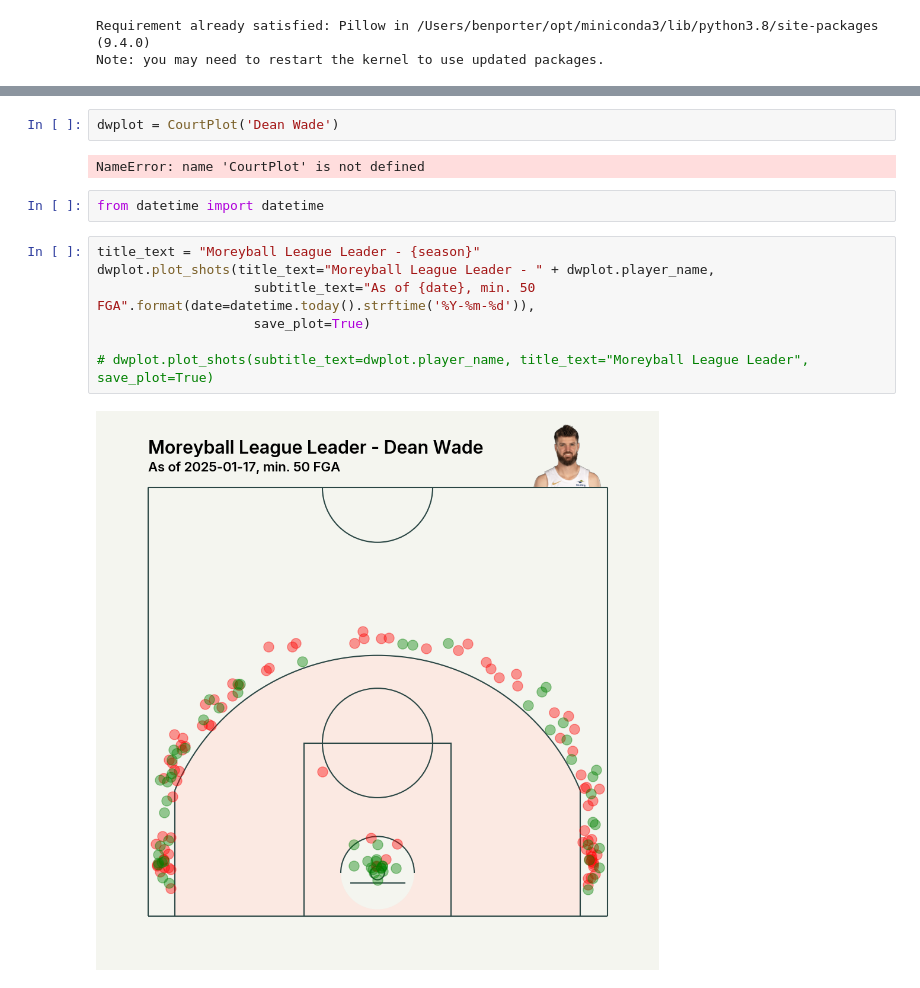
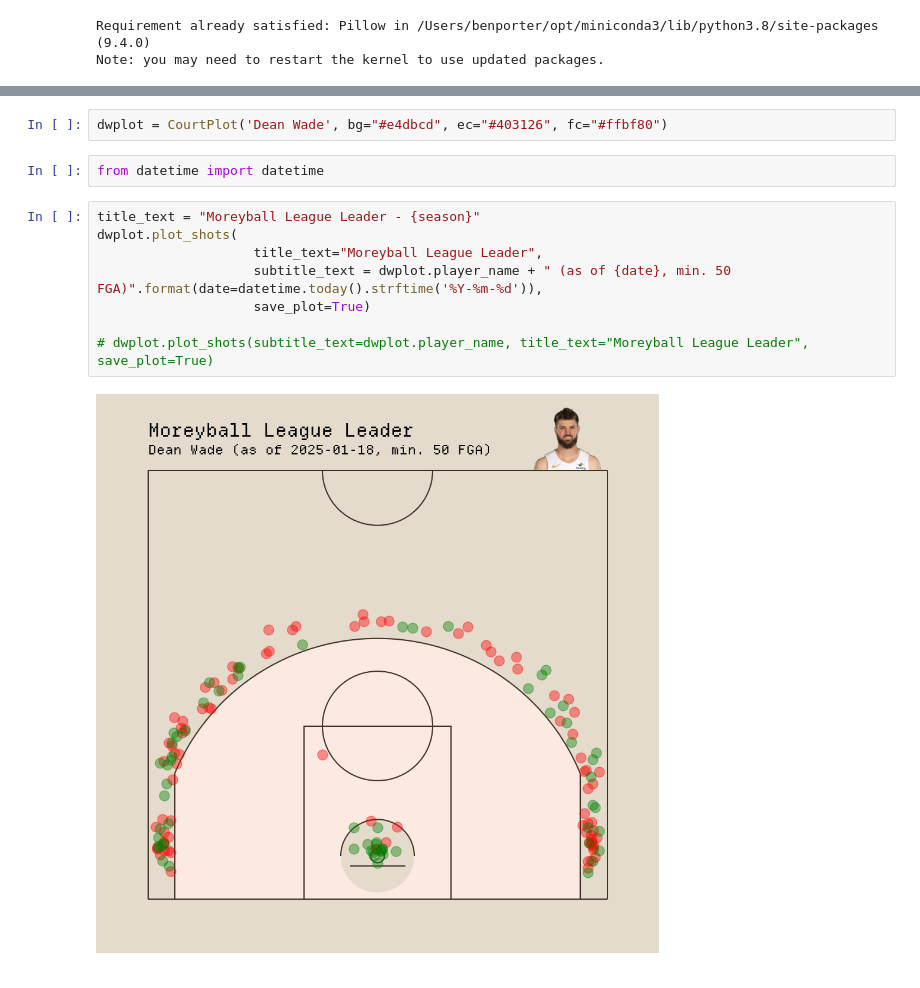
Before and after one commit to penborter/nba-data, a Jupyter notebook: utils/CourtPlot.ipynb, the cells around one changed output, grey strips where cells are left out. Drawn from its saved outputs; the diff is of its cells as text.

Commit message:
Update plot formatting

```diff
--- a/utils/CourtPlot.ipynb
+++ b/utils/CourtPlot.ipynb
@@ -235,15 +233,14 @@ ModuleNotFoundError: No module named 'Pillow'
 # %%
-dwplot = CourtPlot('Dean Wade')
+dwplot = CourtPlot('Dean Wade', bg="#e4dbcd", ec="#403126", fc="#ffbf80")
-# %% [output]
-NameError: name 'CourtPlot' is not defined
 # %%
 from datetime import datetime
 # %%
 title_text = "Moreyball League Leader - {season}"
-dwplot.plot_shots(title_text="Moreyball League Leader - " + dwplot.player_name,
-                    subtitle_text="As of {date}, min. 50 FGA".format(date=datetime.today().strftime('%Y-%m-%d')),
+dwplot.plot_shots(
+                    title_text="Moreyball League Leader",
+                    subtitle_text = dwplot.player_name + " (as of {date}, min. 50 FGA)".format(date=datetime.today().strftime('%Y-%m-%d')),
                     save_plot=True)
 
 # dwplot.plot_shots(subtitle_text=dwplot.player_name, title_text="Moreyball League Leader", save_plot=True)
 # %% [output]
-[figure, old version]
+[figure, new version]
```
Also changed, not shown: parts of 1 cell of this notebook, 1 other file.
